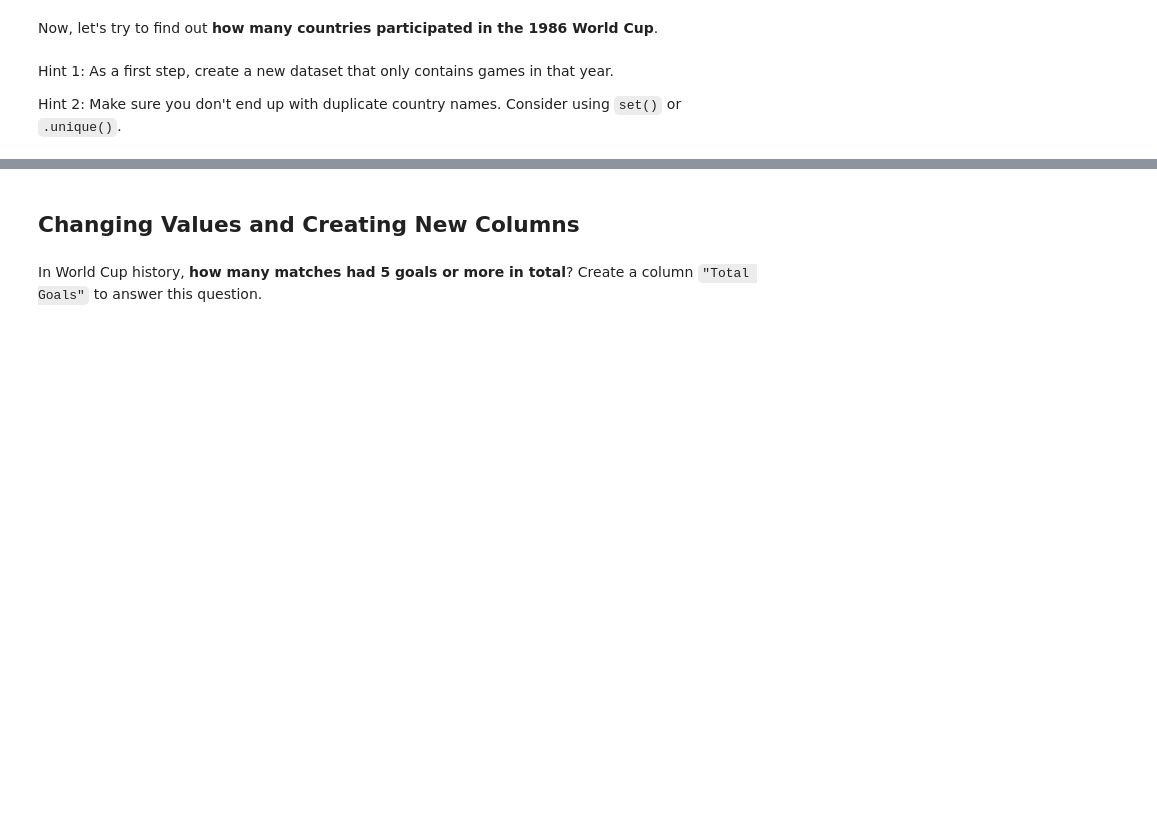
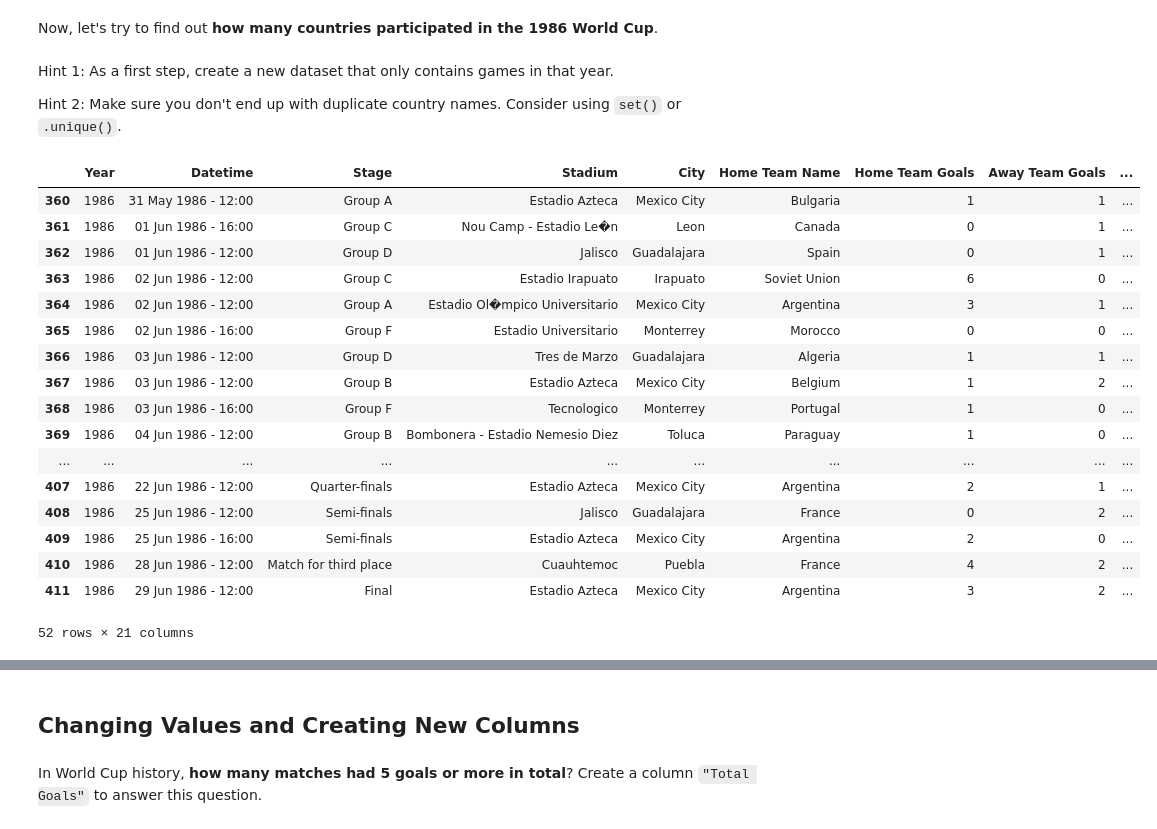
Before and after one commit to ian-moire/dsc-accessing-data-with-pandas-lab, a Jupyter notebook: index.ipynb, the cells around one changed output, grey strips where cells are left out. Drawn from its saved outputs; the diff is of its cells as text; code cells hidden in the pictures; blank space fills up the shorter version.

```diff
--- a/index.ipynb
+++ b/index.ipynb
@@ -239,0 +244,23 @@ Hint 2: Make sure you don't end up with duplicate country names. Consider using
+# %%
+# determine all the matches played in 1986
+df_1986 = df[df['Year'] == 1986]
+df_1986
+# %% [output]
+|  | Year | Datetime | Stage | Stadium | City | Home Team Name | Home Team Goals | Away Team Goals | ... |
+| 360 | 1986 | 31 May 1986 - 12:00 | Group A | Estadio Azteca | Mexico City | Bulgaria | 1 | 1 | ... |
+| 361 | 1986 | 01 Jun 1986 - 16:00 | Group C | Nou Camp - Estadio Le�n | Leon | Canada | 0 | 1 | ... |
+| 362 | 1986 | 01 Jun 1986 - 12:00 | Group D | Jalisco | Guadalajara | Spain | 0 | 1 | ... |
+| 363 | 1986 | 02 Jun 1986 - 12:00 | Group C | Estadio Irapuato | Irapuato | Soviet Union | 6 | 0 | ... |
+| 364 | 1986 | 02 Jun 1986 - 12:00 | Group A | Estadio Ol�mpico Universitario | Mexico City | Argentina | 3 | 1 | ... |
+| 365 | 1986 | 02 Jun 1986 - 16:00 | Group F | Estadio Universitario | Monterrey | Morocco | 0 | 0 | ... |
+| 366 | 1986 | 03 Jun 1986 - 12:00 | Group D | Tres de Marzo | Guadalajara | Algeria | 1 | 1 | ... |
+| 367 | 1986 | 03 Jun 1986 - 12:00 | Group B | Estadio Azteca | Mexico City | Belgium | 1 | 2 | ... |
+| 368 | 1986 | 03 Jun 1986 - 16:00 | Group F | Tecnologico | Monterrey | Portugal | 1 | 0 | ... |
+| 369 | 1986 | 04 Jun 1986 - 12:00 | Group B | Bombonera - Estadio Nemesio Diez | Toluca | Paraguay | 1 | 0 | ... |
+| ... | ... | ... | ... | ... | ... | ... | ... | ... | ... |
+| 407 | 1986 | 22 Jun 1986 - 12:00 | Quarter-finals | Estadio Azteca | Mexico City | Argentina | 2 | 1 | ... |
+| 408 | 1986 | 25 Jun 1986 - 12:00 | Semi-finals | Jalisco | Guadalajara | France | 0 | 2 | ... |
+| 409 | 1986 | 25 Jun 1986 - 16:00 | Semi-finals | Estadio Azteca | Mexico City | Argentina | 2 | 0 | ... |
+| 410 | 1986 | 28 Jun 1986 - 12:00 | Match for third place | Cuauhtemoc | Puebla | France | 4 | 2 | ... |
+| 411 | 1986 | 29 Jun 1986 - 12:00 | Final | Estadio Azteca | Mexico City | Argentina | 3 | 2 | ... |
+52 rows × 21 columns
```
Also changed, not shown: parts of 25 cells of this notebook.
